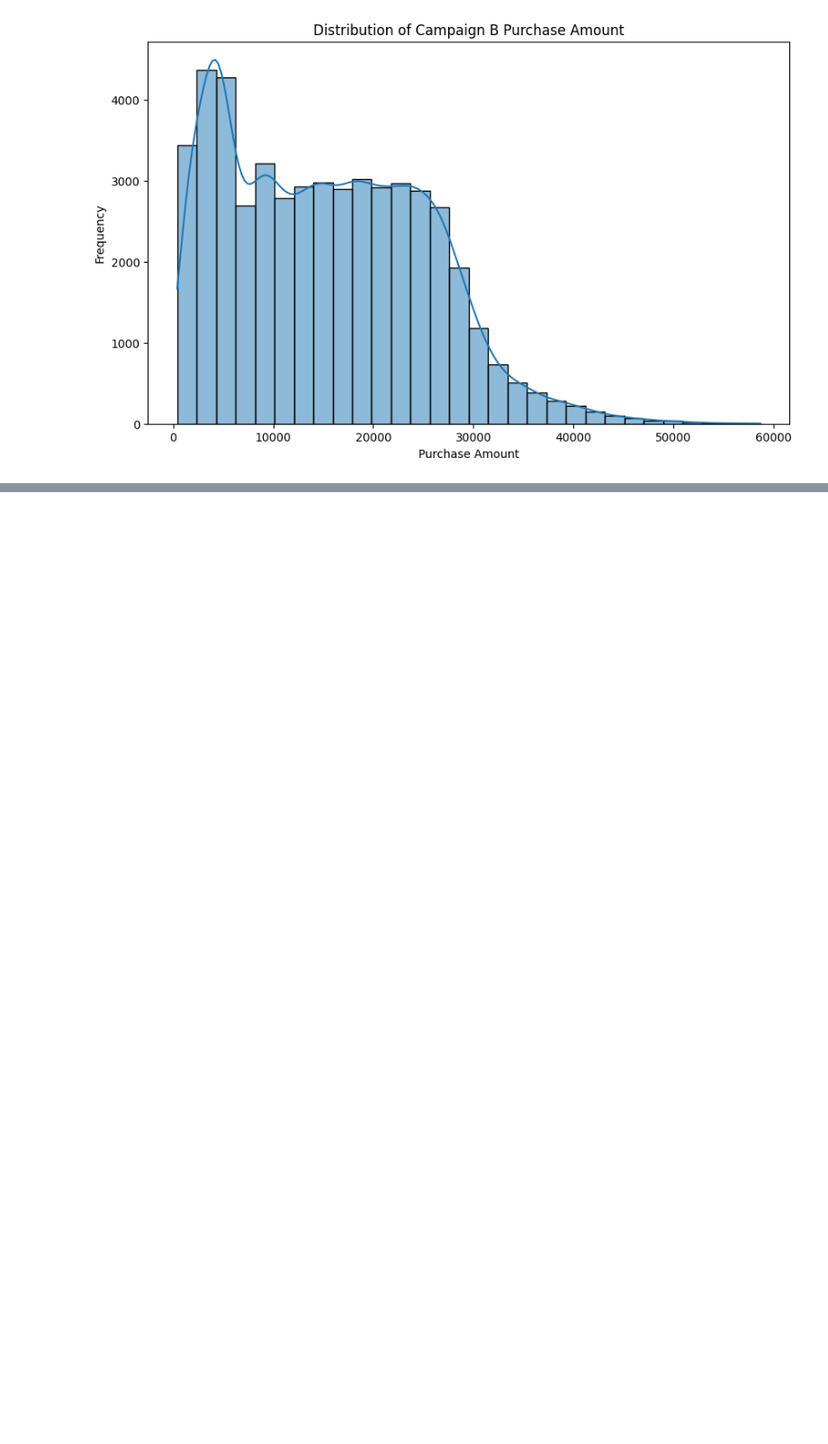
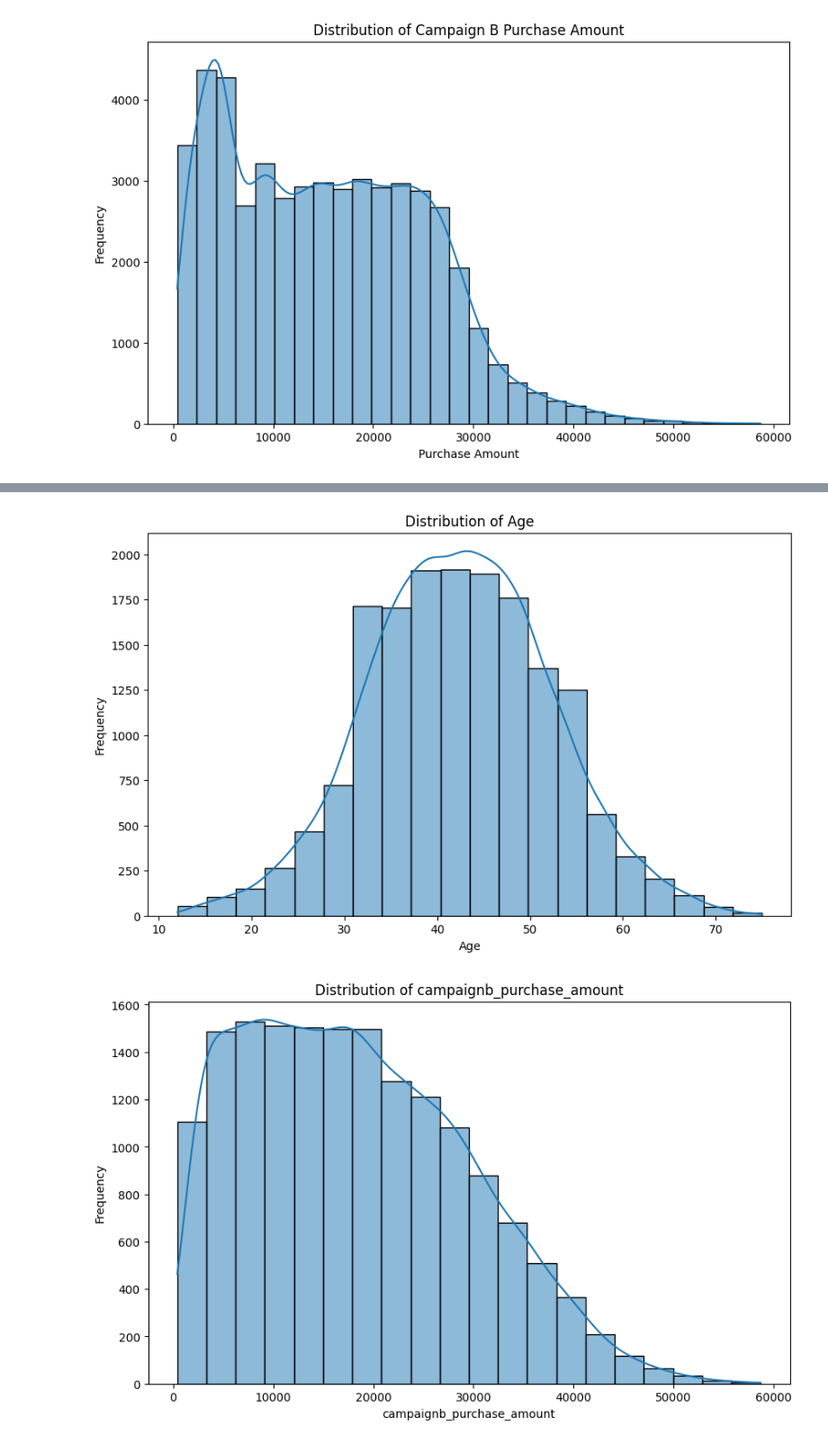
Before and after one commit to maton369/Data_Preprocessing_For_Data_Analyze, a Jupyter notebook: code/09_modeling_transforms.ipynb, the cells around one changed output, grey strips where cells are left out. Shown at 90% size. Drawn from its saved outputs; the diff is of its cells as text; code cells hidden in the pictures; blank space fills up the shorter version.

```diff
--- a/code/09_modeling_transforms.ipynb
+++ b/code/09_modeling_transforms.ipynb
@@ -232,3 +232,26 @@ plt.show()
 [figure]
 [figure]
 [figure]
+# %%
+# 乱数シードの固定（再現性の確保）
+import numpy as np
+import torch
+
+np.random.seed(8)
+torch.manual_seed(8)  # seedのあとの()内の数字が乱数シードの値
+
+# Epochs数を増やした場合
+# CTGANSynthesizerのインスタンスを作成, epochsはここで指定します
+ctgan = CTGANSynthesizer(metadata, epochs=10)
+
+# データを学習させる
+ctgan.fit(campaign)
+
+# 新しいデータを生成する（元のデータの2倍の量を生成する例）
+synthetic_data2 = ctgan.sample(campaign.shape[0] * 2)
+
+# 元のデータと合成データを結合
+combined_data2 = pd.concat([campaign, synthetic_data2], ignore_index=True)
+
+# 結合したデータの確認
+combined_data2
@@ -234,0 +381,21 @@ plt.show()
+# %%
+# ageとcampaignb_purchase_amountのヒストグラムを確認
+
+# ageのヒストグラム
+plt.figure(figsize=(10, 6))
+sns.histplot(campaign["age"], bins=20, kde=True)
+plt.title("Distribution of Age")
+plt.xlabel("Age")
+plt.ylabel("Frequency")
+plt.show()
+
+# campaignb_purchase_amountのヒストグラム
+plt.figure(figsize=(10, 6))
+sns.histplot(campaign["campaignb_purchase_amount"], bins=20, kde=True)
+plt.title("Distribution of campaignb_purchase_amount")
+plt.xlabel("campaignb_purchase_amount")
+plt.ylabel("Frequency")
+plt.show()
+# %% [output]
+[figure, added]
+[figure, added]
```
Also changed, not shown: parts of 6 cells of this notebook.
